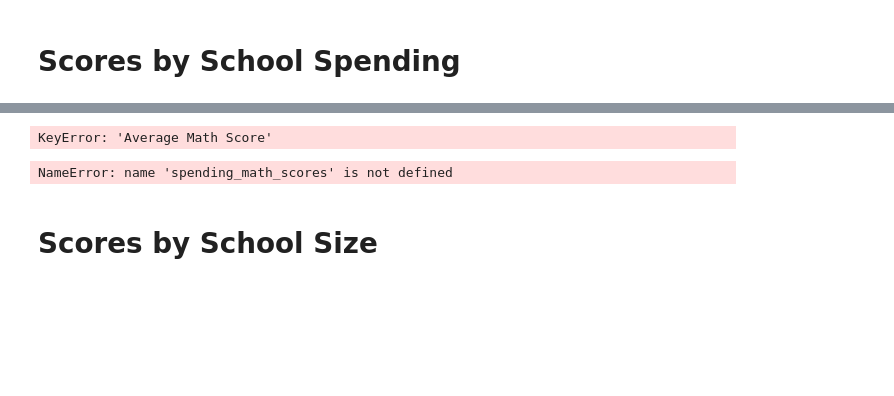
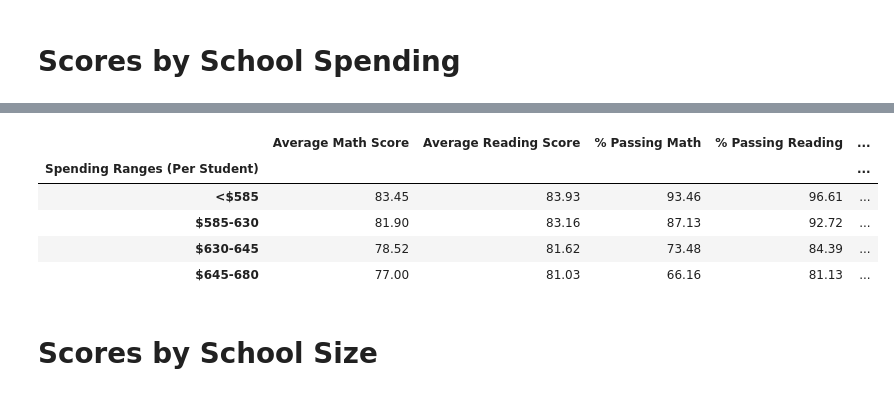
Before and after one commit to payasanicolasa/pandas-challenge, a Jupyter notebook: PyCitySchools/PyCitySchools.ipynb, the cells around one changed output, grey strips where cells are left out. Cells and saved outputs as stored; diff of their text form; code cells hidden in the pictures; blank space fills up the shorter version.

```diff
--- a/PyCitySchools/PyCitySchools.ipynb
+++ b/PyCitySchools/PyCitySchools.ipynb
@@ -306,5 +306,4 @@ bin_labels = ["<$585", "$585-630", "$630-645", "$645-680"]
 school_spending_df = per_school_summary.copy()
 # %%
 # Use `pd.cut` to categorize spending based on the bins.
-school_spending_df["Spending Ranges (Per Student)"] = pd.cut(per_school_capita, spending_bins, bin_labels, include_lowest=True)
-school_spending_df
+school_spending_df["Spending Ranges (Per Student)"] = pd.cut(per_school_capita, spending_bins, labels=bin_labels, include_lowest=True)
@@ -329,3 +310,18 @@ school_spending_df
+# %%
+#Remove extraneous symbols from columns
+school_spending_df["Total School Budget"] = school_spending_df["Total School Budget"].replace(',','', regex=True)
+school_spending_df["Total School Budget"] = school_spending_df["Total School Budget"].str.removeprefix("$")
+school_spending_df["Per Student Budget"] = school_spending_df["Per Student Budget"].replace(',','', regex=True)
+school_spending_df["Per Student Budget"] = school_spending_df["Per Student Budget"].str.removeprefix("$")
+# %%
+#Convert columns data from objects to float
+school_spending_df = school_spending_df.astype({"Total School Budget": float}, errors='raise')
+school_spending_df = school_spending_df.astype({"Per Student Budget": float}, errors='raise')
+school_spending_df = school_spending_df.astype({"Average Math Score": float}, errors='raise')
+school_spending_df = school_spending_df.astype({"Average Reading Score": float}, errors='raise')
+school_spending_df = school_spending_df.astype({"% Passing Math": float}, errors='raise')
+school_spending_df = school_spending_df.astype({"% Passing Reading": float}, errors='raise')
+school_spending_df = school_spending_df.astype({"% Overall Passing": float}, errors='raise')
 # %%
 # Calculate averages for the desired columns.
 spending_math_scores = school_spending_df.groupby(["Spending Ranges (Per Student)"]).mean()["Average Math Score"]
@@ -333,20 +329,30 @@ spending_reading_scores = school_spending_df.groupby(["Spending Ranges (Per Stud
 spending_passing_math = school_spending_df.groupby(["Spending Ranges (Per Student)"]).mean()["% Passing Math"]
 spending_passing_reading = school_spending_df.groupby(["Spending Ranges (Per Student)"]).mean()["% Passing Reading"]
 overall_passing_spending = school_spending_df.groupby(["Spending Ranges (Per Student)"]).mean()["% Overall Passing"]
-# %% [output]
-KeyError: 'Average Math Score'
 # %%
 # Assemble into DataFrame
 spending_summary = pd.DataFrame({"Average Math Score": spending_math_scores,
                                 "Average Reading Score": spending_reading_scores,
                                 "% Passing Math": spending_passing_math,
                                 "% Passing Reading": spending_passing_reading,
                                 "% Overall Passing": overall_passing_spending})
 
+# Formatting
+spending_summary["Average Math Score"] = spending_summary["Average Math Score"].map("{:,.2f}".format)
+spending_summary["Average Reading Score"] = spending_summary["Average Reading Score"].map("{:,.2f}".format)
+spending_summary["% Passing Math"] = spending_summary["% Passing Math"].map("{:,.2f}".format)
+spending_summary["% Passing Reading"] = spending_summary["% Passing Reading"].map("{:,.2f}".format)
+spending_summary["% Overall Passing"] = spending_summary["% Overall Passing"].map("{:,.2f}".format)
+
 # Display results
 spending_summary
 # %% [output]
-NameError: name 'spending_math_scores' is not defined
+|  | Average Math Score | Average Reading Score | % Passing Math | % Passing Reading | ... |
+| Spending Ranges (Per Student) |  |  |  |  | ... |
+| <$585 | 83.45 | 83.93 | 93.46 | 96.61 | ... |
+| $585-630 | 81.90 | 83.16 | 87.13 | 92.72 | ... |
+| $630-645 | 78.52 | 81.62 | 73.48 | 84.39 | ... |
+| $645-680 | 77.00 | 81.03 | 66.16 | 81.13 | ... |
 # %% [markdown]
 # Scores by School Size
 # %%
```
Also changed, not shown: parts of 11 cells of this notebook, 1 other file.
